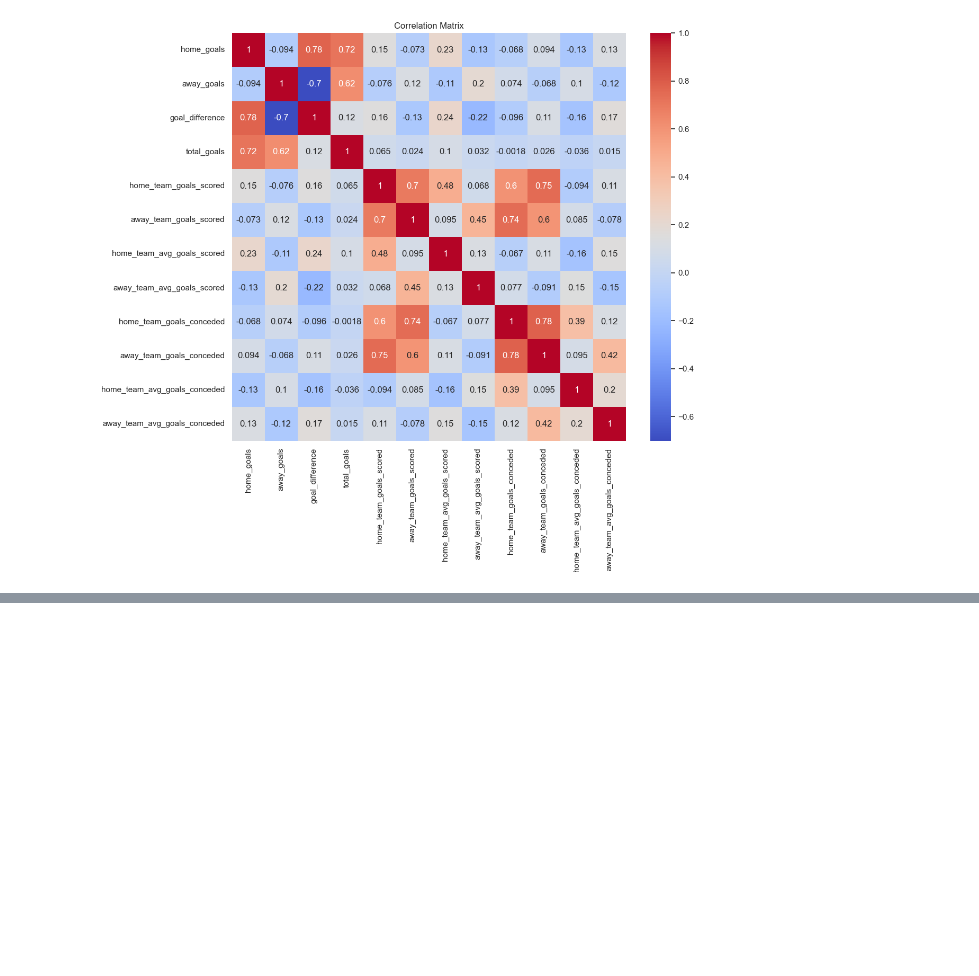
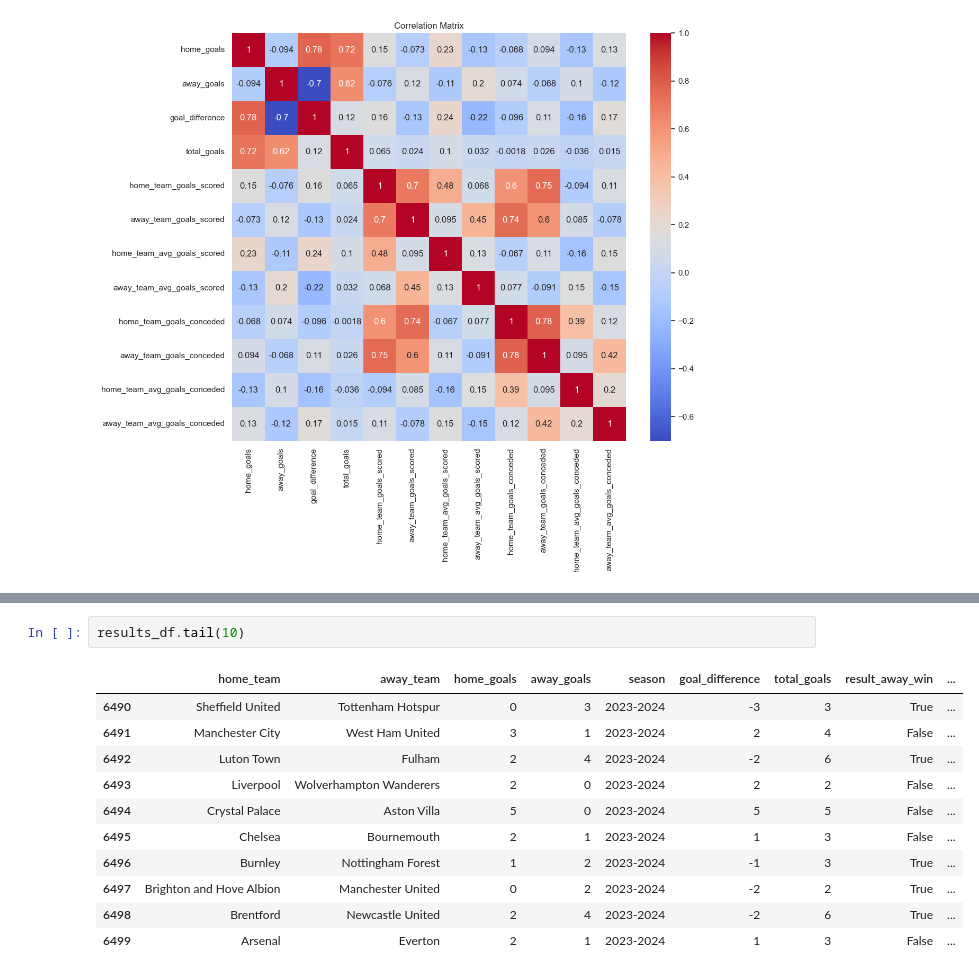
Before and after one commit to AlexHunter89/Premier-League-Data-Analysis, a Jupyter notebook: prem_league_analysis_notebook.ipynb, the cells around one changed output, grey strips where cells are left out. Saved outputs shown, nothing was run; the diff lists cells and outputs as text; blank space fills up the shorter version.

```diff
--- a/prem_league_analysis_notebook.ipynb
+++ b/prem_league_analysis_notebook.ipynb
@@ -538,0 +545,14 @@ plt.show()
+# %%
+results_df.tail(10)
+# %% [output]
+|  | home_team | away_team | home_goals | away_goals | season | goal_difference | total_goals | result_away_win | ... |
+| 6490 | Sheffield United | Tottenham Hotspur | 0 | 3 | 2023-2024 | -3 | 3 | True | ... |
+| 6491 | Manchester City | West Ham United | 3 | 1 | 2023-2024 | 2 | 4 | False | ... |
+| 6492 | Luton Town | Fulham | 2 | 4 | 2023-2024 | -2 | 6 | True | ... |
+| 6493 | Liverpool | Wolverhampton Wanderers | 2 | 0 | 2023-2024 | 2 | 2 | False | ... |
+| 6494 | Crystal Palace | Aston Villa | 5 | 0 | 2023-2024 | 5 | 5 | False | ... |
+| 6495 | Chelsea | Bournemouth | 2 | 1 | 2023-2024 | 1 | 3 | False | ... |
+| 6496 | Burnley | Nottingham Forest | 1 | 2 | 2023-2024 | -1 | 3 | True | ... |
+| 6497 | Brighton and Hove Albion | Manchester United | 0 | 2 | 2023-2024 | -2 | 2 | True | ... |
+| 6498 | Brentford | Newcastle United | 2 | 4 | 2023-2024 | -2 | 6 | True | ... |
+| 6499 | Arsenal | Everton | 2 | 1 | 2023-2024 | 1 | 3 | False | ... |
```
Also changed, not shown: parts of 8 cells of this notebook.
